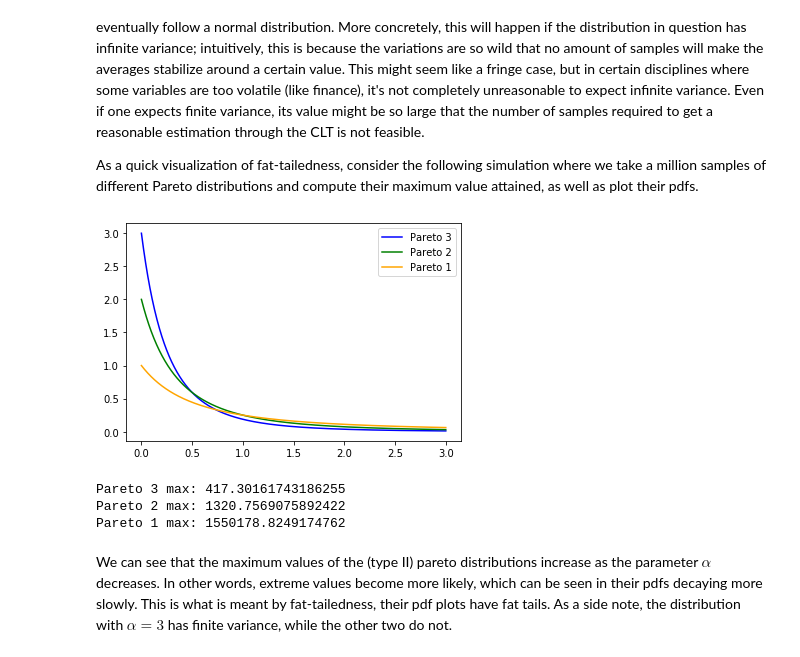
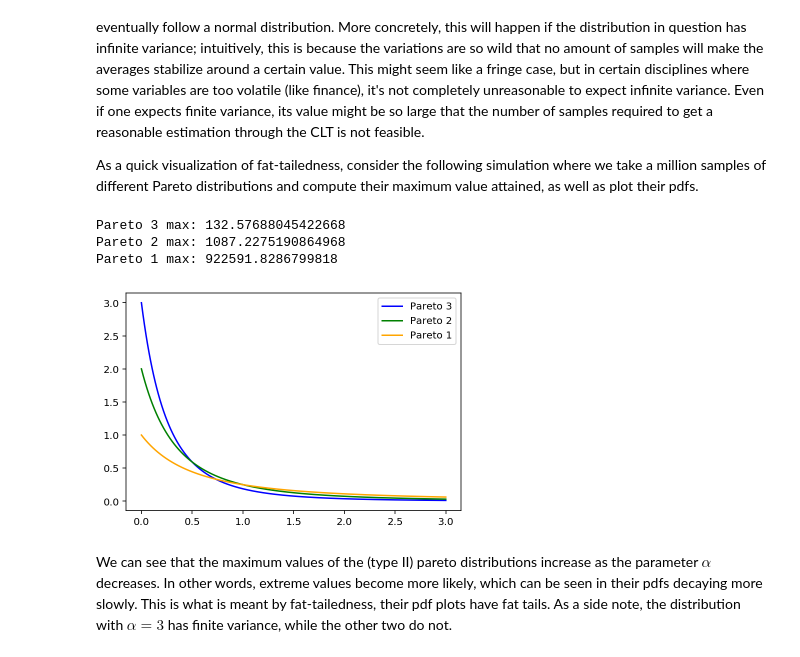
Before and after one commit to lambdaclass/data_etudes, a Jupyter notebook: CLT.ipynb, the cells around one changed output. Cells and saved outputs as stored; diff of their text form; code cells hidden in the pictures.

```diff
--- a/CLT.ipynb
+++ b/CLT.ipynb
@@ -5,19 +16,13 @@ Informally, the theorem states that if we take random samples of a certain distr
 
 The most common example of the CLT in action is when considering a binomial distribution. Say we flip a coin $n$ number of times and we count the number of heads obtained; we can think of this as the sum of $n$ independent random variables $X_i$ with a Bernoulli distribution, $X_i \sim Be(1/2)$ (assuming the coin is fair). Then the CLT tells us that as $n$ gets big, we can approximate the number of heads $S_n = X_1 + \dots + X_n$ by a normal distribution with mean $n/2$ and standard deviation $\sqrt{n/4}$. Let's see this in a simulation.
 # %%
-import numpy as np
-import matplotlib.pyplot as plt
-import scipy.stats as stats
-import math
-import seaborn as sns
 iterations = 200000
-
 samples = 300
 result = np.empty(iterations)
 result_normalized = np.empty(iterations)
 for i in range(iterations):
     result[i] = (np.random.binomial(samples,0.5))
-    result_normalized[i] = ((np.random.binomial(samples,0.5)-samples/2)/(math.sqrt(samples/4)))
+    result_normalized[i] = ((result[i]-samples/2)/(math.sqrt(samples/4)))
 
 mu = samples/2
 variance = samples/4
@@ -28,22 +33,13 @@ plt.plot(x, stats.norm.pdf(x, mu, sigma),color='red')
 sns.distplot(result, hist=True, kde=False,
              bins=40, color = 'blue',
              hist_kws={'edgecolor':'black'},norm_hist=True)
-
 plt.show()
-
 sns.distplot(result_normalized,
              hist_kws=None,
              kde_kws=dict(cumulative=True),
              hist=False,
             color='blue')
-
-sns.distplot(stats.norm.rvs(0,1,500),
-            hist=False,
-            kde_kws=dict(cumulative=True),
-            color='red')
-
-#y=np.linspace(-3,3,100)
-#plt.plot(y,stats.norm.cdf(y,0,1),color='red')
-
+y=np.linspace(-4,4,100)
+plt.plot(y,stats.norm.cdf(y,0,1),':',color='red')
 plt.show()
 # %% [output]
@@ -165,22 +149,21 @@ On this note, if a distribution is too fat-tailed, the CLT fails, which is to sa
 
 As a quick visualization of fat-tailedness, consider the following simulation where we take a million samples of different Pareto distributions and compute their maximum value attained, as well as plot their pdfs.
 # %%
-y=np.linspace(0,mu + 3*sigma,1000)
-plt.plot(y,stats.lomax.pdf(y,3),color='blue', label='Pareto 3')
-plt.plot(y,stats.lomax.pdf(y,2),color='green', label='Pareto 2')
-plt.plot(y,stats.lomax.pdf(y,1),color='orange', label='Pareto 1')
-
+#Pareto distribution (type II) pdf plots with parameters lambda=1, alpha=3,2,1.
+x=np.linspace(0,3,1000)
+plt.plot(x,stats.lomax.pdf(y,3),color='blue', label='Pareto 3')
+plt.plot(x,stats.lomax.pdf(y,2),color='green', label='Pareto 2')
+plt.plot(x,stats.lomax.pdf(y,1),color='orange', label='Pareto 1')
 plt.legend(loc='upper right')
-plt.show()
 
 samples = 1000000
 for i in [3,2,1]:
     result = np.random.pareto(i,samples)
-    print("Pareto " + str(i) + " max: " + str(np.max(result)))
+    print("Pareto", i, "max:", np.max(result))
 # %% [output]
+Pareto 3 max: 132.57688045422668
+Pareto 2 max: 1087.2275190864968
+Pareto 1 max: 922591.8286799818
-[figure, old version]
+[figure, new version]
-Pareto 3 max: 417.30161743186255
-Pareto 2 max: 1320.7569075892422
-Pareto 1 max: 1550178.8249174762
 # %% [markdown]
 We can see that the maximum values of the (type II) pareto distributions increase as the parameter $\alpha$ decreases. In other words, extreme values become more likely, which can be seen in their pdfs decaying more slowly. This is what is meant by fat-tailedness, their pdf plots have fat tails. As a side note, the distribution with $\alpha=3$ has finite variance, while the other two do not.
```
Also changed, not shown: parts of 12 cells of this notebook.
